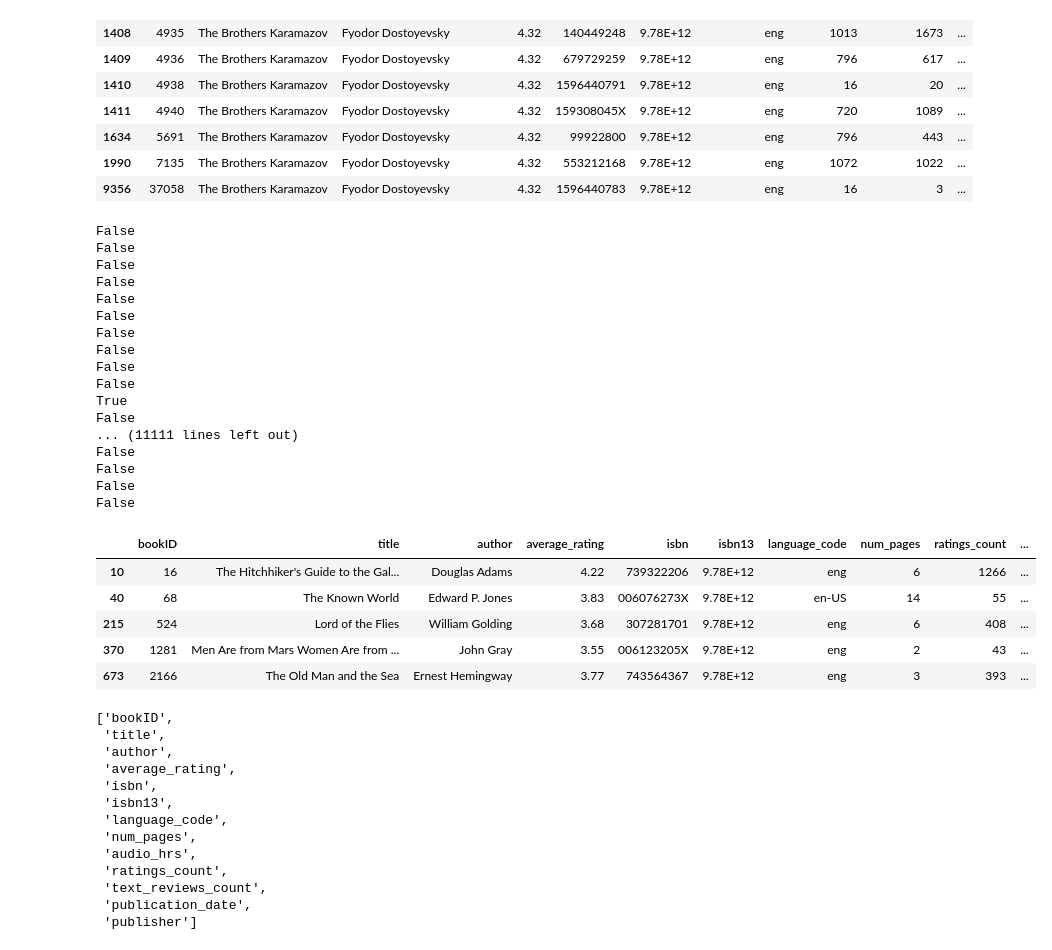
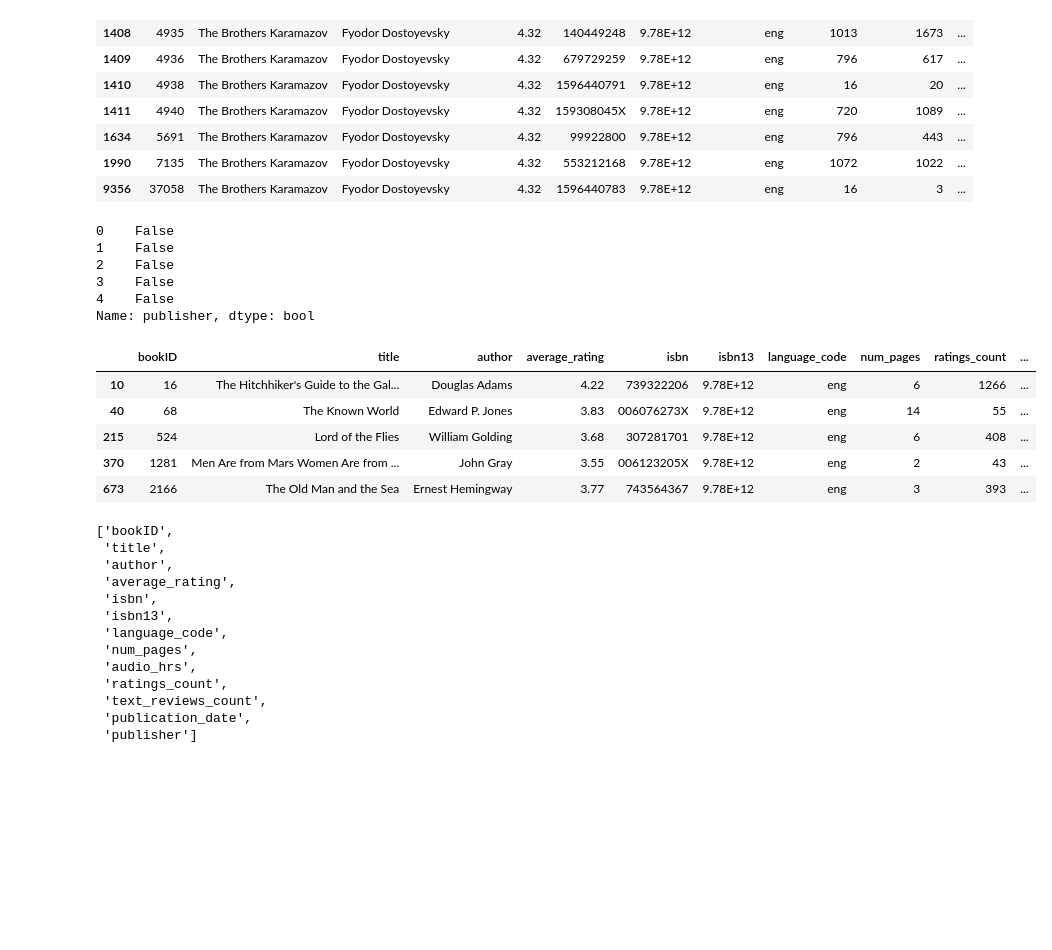
Before and after one commit to jfrankbryant/data-science-blog-post, a Jupyter notebook: DataScienceBlogPost_Books.ipynb, the cells around one changed output. Drawn from its saved outputs; the diff is of its cells as text; code cells hidden in the pictures; blank space fills up the shorter version.

```diff
--- a/DataScienceBlogPost_Books.ipynb
+++ b/DataScienceBlogPost_Books.ipynb
@@ -2,8 +2,8 @@
 import numpy as np
 import pandas as pd
 # %%
-goodread_df = pd.read_csv('books.csv', error_bad_lines = False)
-goodread_df.head()
+original_goodread_df = pd.read_csv('books.csv', error_bad_lines = False)
+original_goodread_df.head()
 # %% [output]
 |  | bookID | title | authors | average_rating | isbn | isbn13 | language_code | num_pages | ratings_count | ... |
 | 0 | 1 | Harry Potter and the Half-Blood P... | J.K. Rowling/Mary GrandPré | 4.57 | 439785960 | 9.78E+12 | eng | 652 | 2095690 | ... |
@@ -36,3 +14,6 @@ Name: language_code, dtype: int64
+# %%
+#make a copy of the df so preserve original data
+goodread_df = original_goodread_df.copy()
 # %%
 #creating column name list
 col_names = list(goodread_df.columns)
@@ -242,11 +262,11 @@ dtype: object
 # %%
 #split out authors into primary author column and other authors column
-author_split = goodread_df.authors.str.split("/", n=1, expand=True)
+author_split = eng_goodread_df.authors.str.split("/", n=1, expand=True)
 
-goodread_df['author'] = author_split[0]
+eng_goodread_df['author'] = author_split[0]
 
-goodread_df = goodread_df.drop('authors', axis=1)
-goodread_df.head()
+eng_goodread_df = eng_goodread_df.drop('authors', axis=1)
+eng_goodread_df.head()
 # %% [output]
 |  | bookID | title | average_rating | isbn | isbn13 | language_code | num_pages | ratings_count | ... |
 | 0 | 1 | Harry Potter and the Half-Blood P... | 4.57 | 439785960 | 9.78E+12 | eng | 652 | 2095690 | ... |
@@ -256,8 +276,8 @@ goodread_df.head()
 | 4 | 8 | Harry Potter Boxed Set Books 1-5 ... | 4.78 | 439682584 | 9.78E+12 | eng | 2690 | 41428 | ... |
 # %%
 #reorder goodread_df columns
-goodread_df = goodread_df[col_names]
-goodread_df.head()
+eng_goodread_df = eng_goodread_df[col_names]
+eng_goodread_df.head()
 # %% [output]
 |  | bookID | title | author | average_rating | isbn | isbn13 | language_code | num_pages | ratings_count | ... |
 | 0 | 1 | Harry Potter and the Half-Blood P... | J.K. Rowling | 4.57 | 439785960 | 9.78E+12 | eng | 652 | 2095690 | ... |
@@ -316,48 +336,32 @@ karamazov_df.head(9)
 | 9356 | 37058 | The Brothers Karamazov | Fyodor Dostoyevsky | 4.32 | 1596440783 | 9.78E+12 | eng | 16 | 3 | ... |
 # %%
 #deal with num_pages containing audio hours
+# %%
+audiobook_bool_series.head()
+# %% [output]
+0    False
+1    False
+2    False
+3    False
+4    False
+Name: publisher, dtype: bool
 # %%
 #create Boolean series for publishers that contain the word Audio
-audiobook_bool_series = goodread_df['publisher'].str.contains('Audio')
+audiobook_bool_series = eng_goodread_df['publisher'].str.contains('Audio')
 
-#create a list of indexes for audiobook publishers
-#audio_bool_index = list(audiobook_bool_series.index.values)
+#create audiobook df slice
+audiobook_bool_slice = audiobook_bool_series[(audiobook_bool_series == True)]
 
-audiobook_index_list = []
-bool_index = 0
-
-for i in audiobook_bool_series:
-    print(i)
-    if i is False:
-        bool_index += 1
-    else:
-        audiobook_index_list.append(bool_index)
-        bool_index += 1
+#create a list of indexes for audiobooks
+audiobook_bool_index = list(audiobook_bool_slice.index.values)
 
 #create a new df with audiobook rows
-df_audiobook = goodread_df.loc[audiobook_index_list]
+df_audiobook = eng_goodread_df.loc[audiobook_index_list]
 df_audiobook.head()
 # %% [output]
-False
-False
-False
-False
-False
-False
-False
-False
-False
-False
-True
-False
-... (11111 lines left out)
-False
-False
-False
-False
 |  | bookID | title | author | average_rating | isbn | isbn13 | language_code | num_pages | ratings_count | ... |
 | 10 | 16 | The Hitchhiker's Guide to the Gal... | Douglas Adams | 4.22 | 739322206 | 9.78E+12 | eng | 6 | 1266 | ... |
-| 40 | 68 | The Known World | Edward P. Jones | 3.83 | 006076273X | 9.78E+12 | en-US | 14 | 55 | ... |
+| 40 | 68 | The Known World | Edward P. Jones | 3.83 | 006076273X | 9.78E+12 | eng | 14 | 55 | ... |
 | 215 | 524 | Lord of the Flies | William Golding | 3.68 | 307281701 | 9.78E+12 | eng | 6 | 408 | ... |
 | 370 | 1281 | Men Are from Mars Women Are from ... | John Gray | 3.55 | 006123205X | 9.78E+12 | eng | 2 | 43 | ... |
 | 673 | 2166 | The Old Man and the Sea | Ernest Hemingway | 3.77 | 743564367 | 9.78E+12 | eng | 3 | 393 | ... |
```
Also changed, not shown: parts of 20 cells of this notebook.
